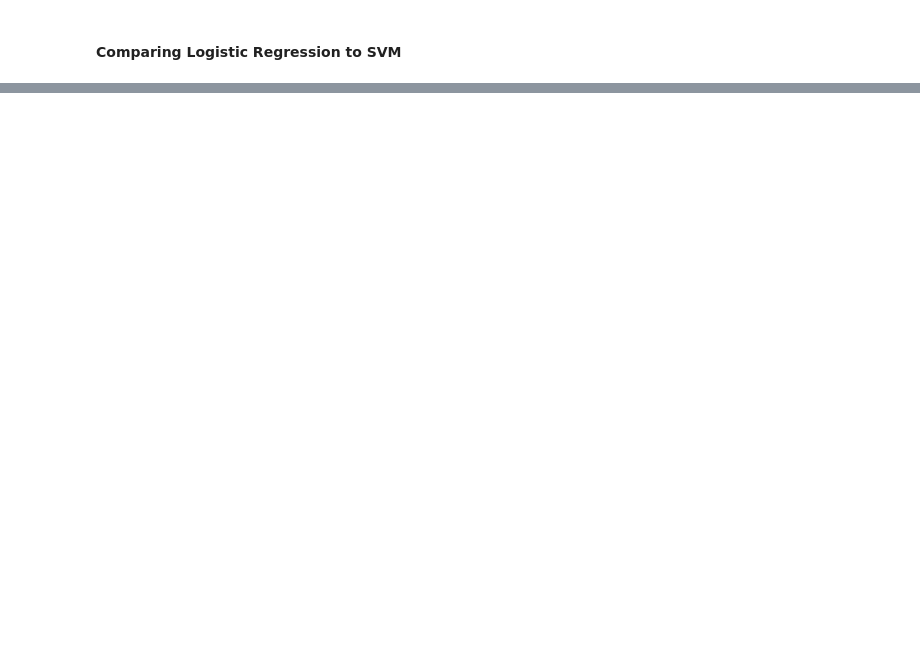
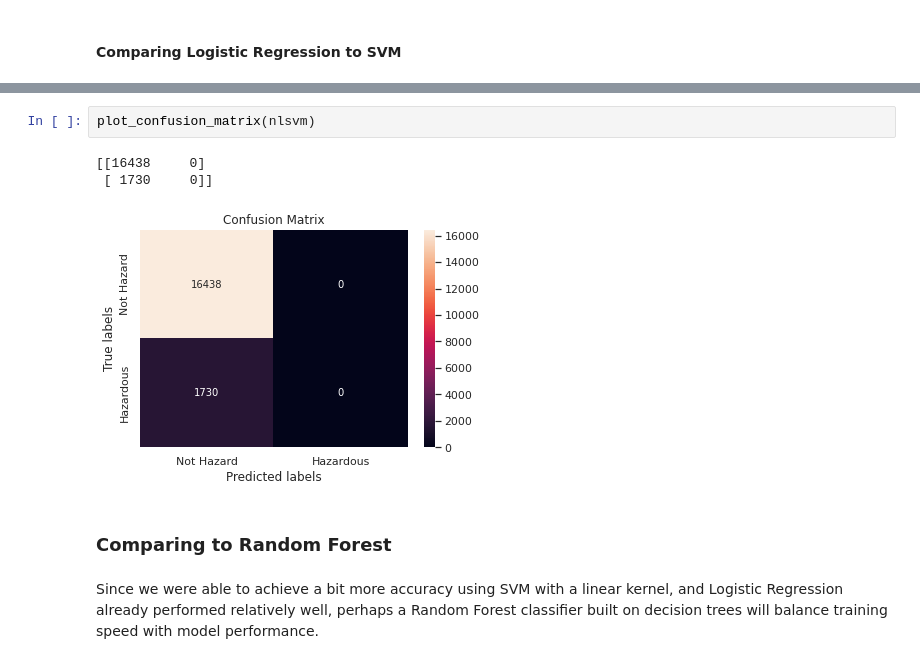
Before and after one commit to codiak/ds_notebooks, a Jupyter notebook: NASA_Dataset_Near_Earth_Object_Hazard_Model.ipynb, the cells around one changed output, grey strips where cells are left out. Saved outputs shown, nothing was run; the diff lists cells and outputs as text; blank space fills up the shorter version.

```diff
--- a/NASA_Dataset_Near_Earth_Object_Hazard_Model.ipynb
+++ b/NASA_Dataset_Near_Earth_Object_Hazard_Model.ipynb
@@ -328,0 +370,10 @@ ax.yaxis.set_ticklabels(['Not Hazard', 'Hazardous'])
+# %%
+plot_confusion_matrix(nlsvm)
+# %% [output]
+[[16438     0]
+ [ 1730     0]]
+[figure, added]
+# %% [markdown]
+### Comparing to Random Forest
+# %% [markdown]
+Since we were able to achieve a bit more accuracy using SVM with a linear kernel, and Logistic Regression already performed relatively well, perhaps a Random Forest classifier built on decision trees will balance training speed with model performance.
```
Also changed, not shown: parts of 21 cells of this notebook.
